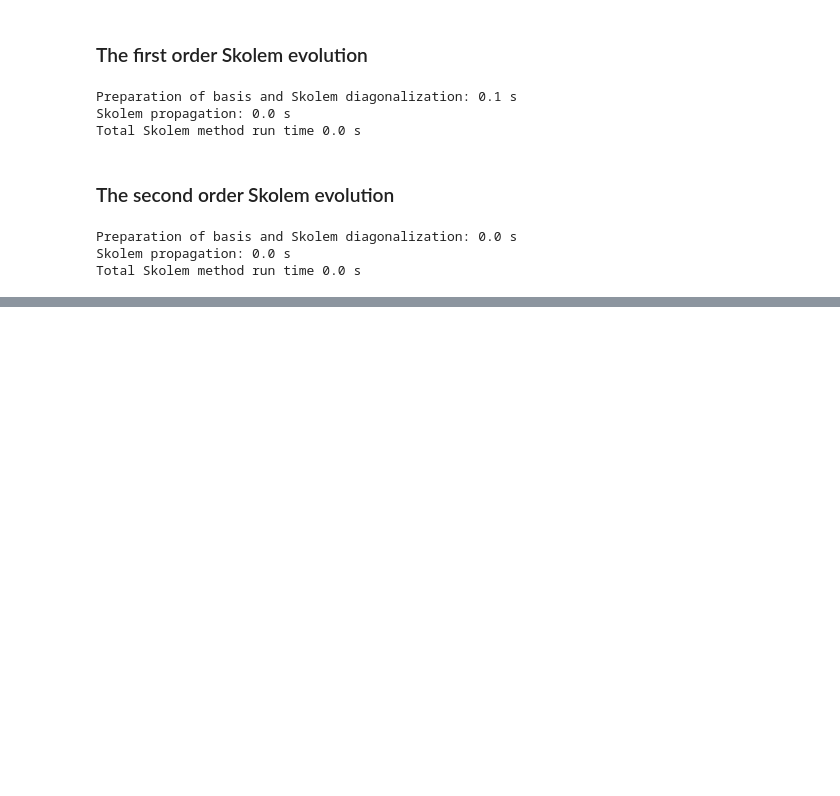
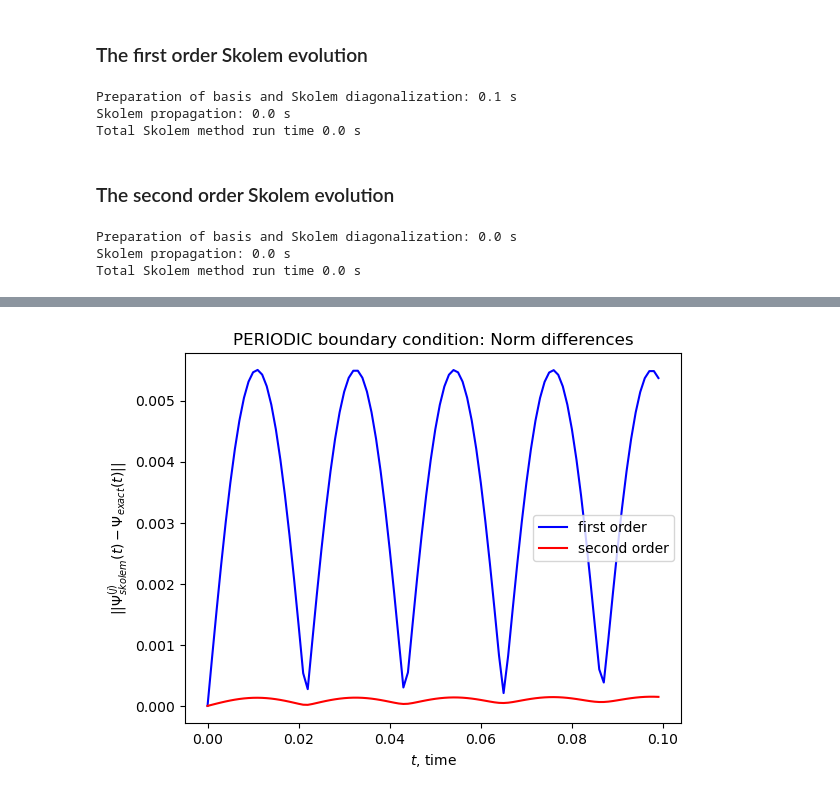
Before and after one commit to dibondar/QCantorTransformation, a Jupyter notebook: demo_second_ord_skolem_propagator.ipynb, the cells around one changed output, grey strips where cells are left out. Drawn from its saved outputs; the diff is of its cells as text; code cells hidden in the pictures; blank space fills up the shorter version.

```diff
--- a/demo_second_ord_skolem_propagator.ipynb
+++ b/demo_second_ord_skolem_propagator.ipynb
@@ -35,10 +35,10 @@ bh_params = dict(
     mu = 0,
 
     # Number of bosons
-    N = 4,
+    N = 30,
 
     # Number of sites
-    K = 5,
+    K = 3,
 
     # time-step
     dt = 0.001
@@ -249,0 +242,11 @@ Total Skolem method run time 0.0 s
+# %%
+plt.title("PERIODIC boundary condition: Norm differences")
+plt.plot(times, norm(Ψ_skolem_pbc_1ord - Ψ_exact_pbc, axis=0), label=r"first order", color = 'blue')
+plt.plot(times, norm(Ψ_skolem_pbc_2ord - Ψ_exact_pbc, axis=0), label=r"second order", color = 'red')
+plt.xlabel("$t$, time")
+plt.ylabel(r"$\|\|\Psi_{skolem}^{(j)}(t) - \Psi_{exact}(t)\|\|$")
+plt.legend()
+plt.savefig('PERIODIC_1st_2nd.png')
+plt.show()
+# %% [output]
+[figure, added]
```
Also changed, not shown: parts of 15 cells of this notebook, 1 other file.
